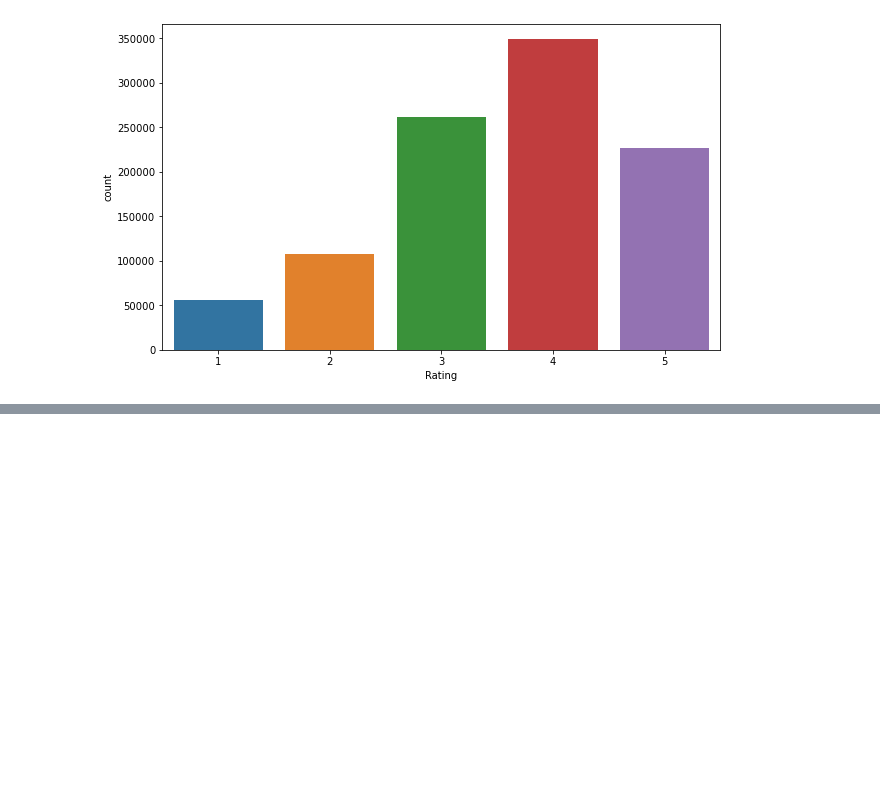
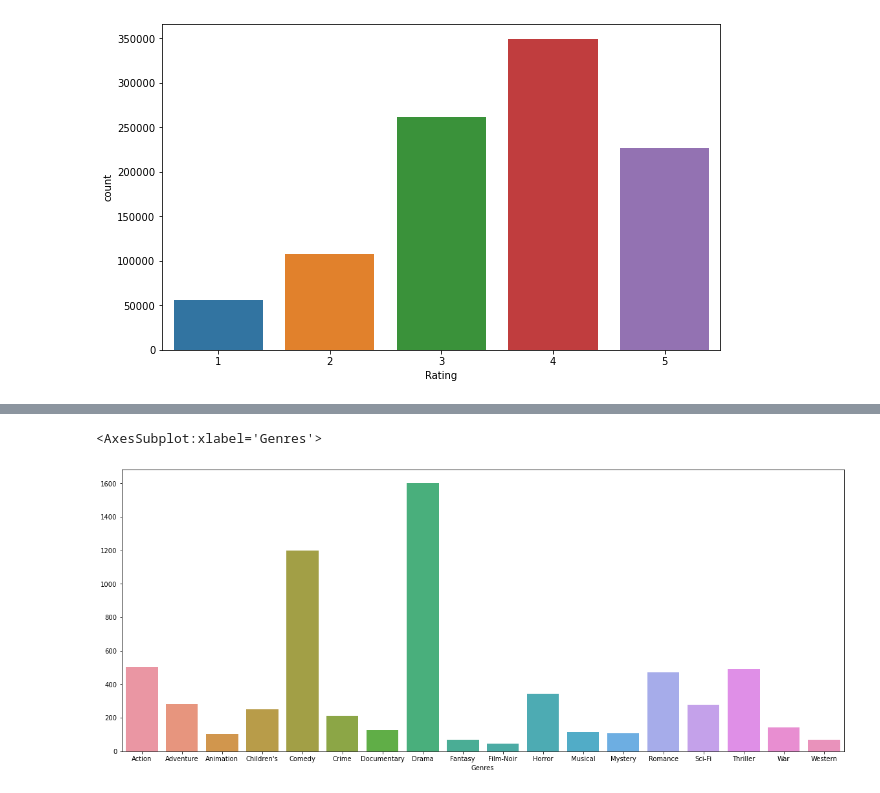
Before and after one commit to anidec25/Linear-Regression, a Jupyter notebook: Recommender System/zee_casestudy.ipynb, the cells around one changed output, grey strips where cells are left out. Cells and saved outputs as stored; diff of their text form; code cells hidden in the pictures; blank space fills up the shorter version.

```diff
--- a/Recommender System/zee_casestudy.ipynb
+++ b/Recommender System/zee_casestudy.ipynb
@@ -511,0 +718,8 @@ Name: Rating, dtype: int64
+# %%
+# Number of Movies per Genres:
+
+sns.barplot(m.sum(axis= 0).index,
+            m.sum(axis= 0))
+# %% [output]
+<AxesSubplot:xlabel='Genres'>
+[figure, added]
```
Also changed, not shown: parts of 55 cells of this notebook.
